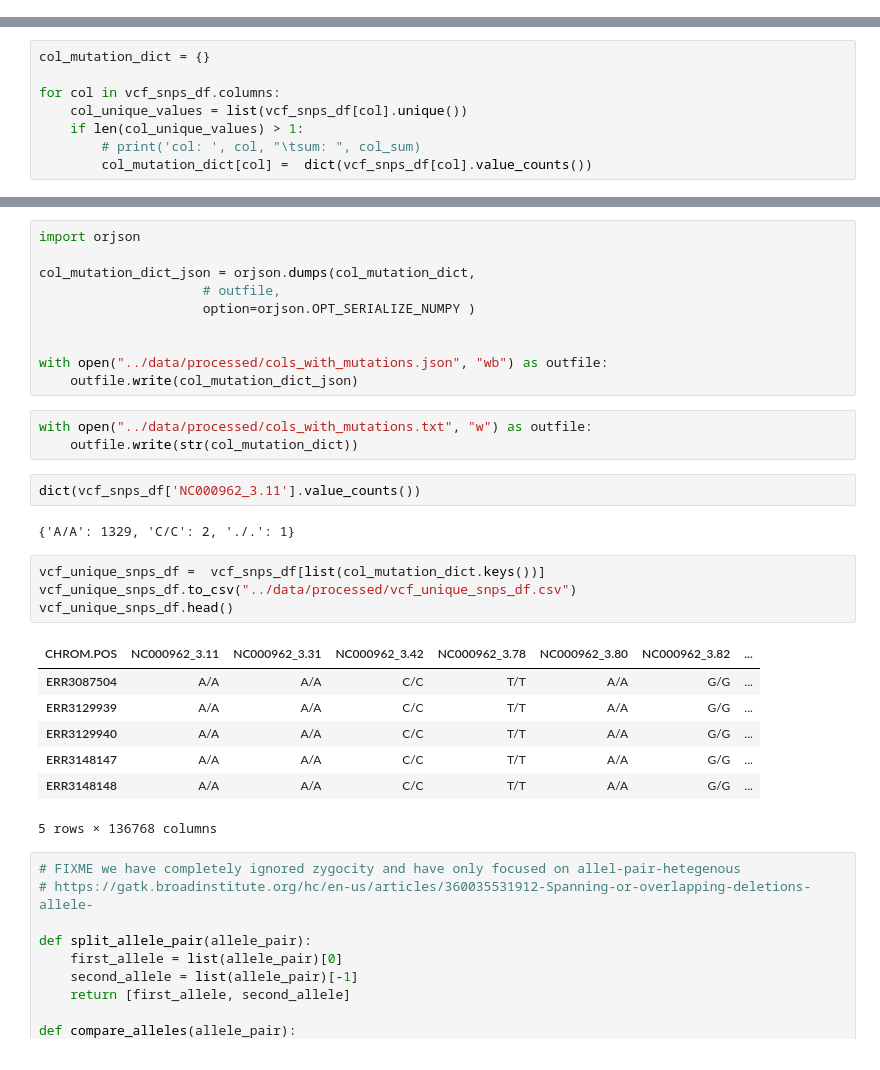
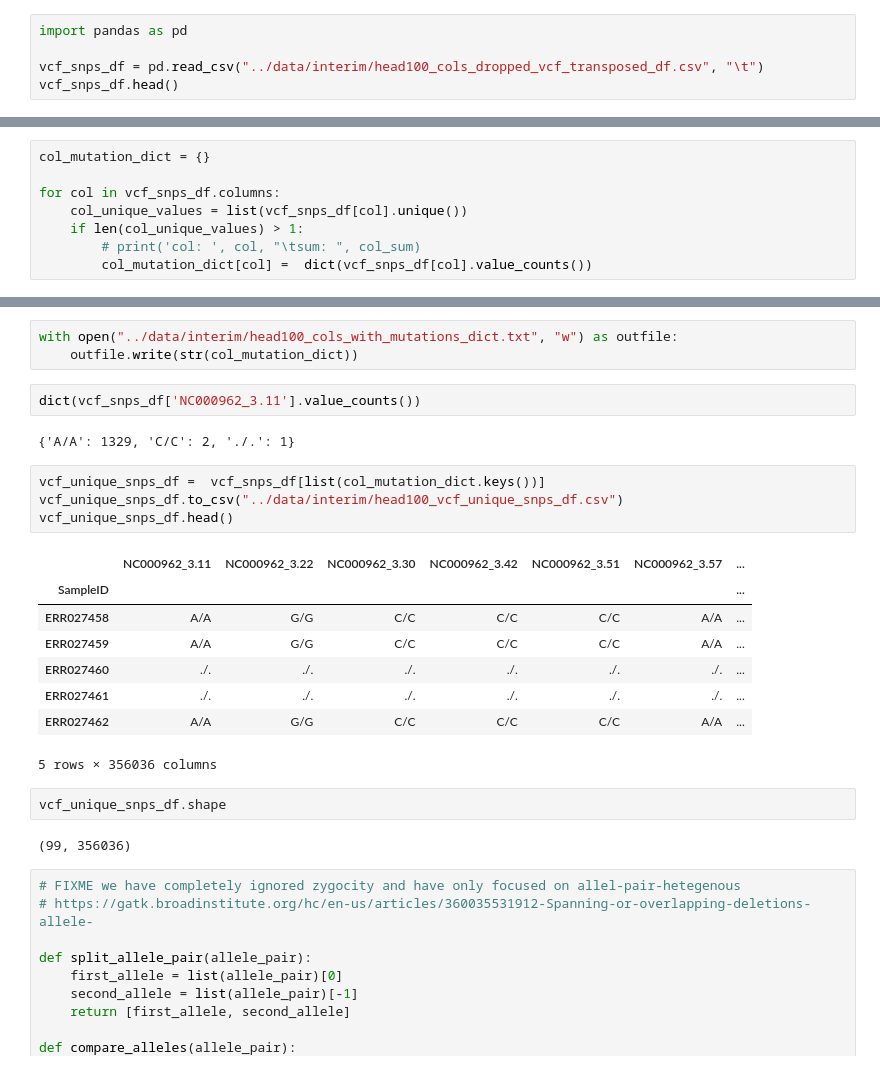
Before and after one commit to abhi18av/LJMU_Masters_Dissertation, a Jupyter notebook: src/notebooks/feature_engineering.ipynb, the cells around one changed output, grey strips where cells are left out. Drawn from its saved outputs; the diff is of its cells as text.

Commit message:
repeat the process for the head100 prototype

```diff
--- a/src/notebooks/feature_engineering.ipynb
+++ b/src/notebooks/feature_engineering.ipynb
@@ -272,3 +279,8 @@ vcf_snps_df.head()
 | ERR3148147 | A/A | A/A | C/C | T/T | A/A | G/G | ... |
 | ERR3148148 | A/A | A/A | C/C | T/T | A/A | G/G | ... |
 5 rows × 136768 columns
+# %%
+import pandas as pd
+
+vcf_snps_df = pd.read_csv("../data/interim/head100_cols_dropped_vcf_transposed_df.csv", "\t")
+vcf_snps_df.head()
@@ -335,15 +343,5 @@ list(col_mutation_dict.keys())
-# %%
-import orjson
-
-col_mutation_dict_json = orjson.dumps(col_mutation_dict,
-                     # outfile,
-                     option=orjson.OPT_SERIALIZE_NUMPY )
-
-
-with open("../data/processed/cols_with_mutations.json", "wb") as outfile:
-    outfile.write(col_mutation_dict_json)
 # %%
-with open("../data/processed/cols_with_mutations.txt", "w") as outfile:
+with open("../data/interim/head100_cols_with_mutations_dict.txt", "w") as outfile:
     outfile.write(str(col_mutation_dict))
 # %%
 dict(vcf_snps_df['NC000962_3.11'].value_counts())
@@ -351,16 +349,21 @@ dict(vcf_snps_df['NC000962_3.11'].value_counts())
 {'A/A': 1329, 'C/C': 2, './.': 1}
 # %%
 vcf_unique_snps_df =  vcf_snps_df[list(col_mutation_dict.keys())]
-vcf_unique_snps_df.to_csv("../data/processed/vcf_unique_snps_df.csv")
+vcf_unique_snps_df.to_csv("../data/interim/head100_vcf_unique_snps_df.csv")
 vcf_unique_snps_df.head()
 # %% [output]
-| CHROM.POS | NC000962_3.11 | NC000962_3.31 | NC000962_3.42 | NC000962_3.78 | NC000962_3.80 | NC000962_3.82 | ... |
-| ERR3087504 | A/A | A/A | C/C | T/T | A/A | G/G | ... |
-| ERR3129939 | A/A | A/A | C/C | T/T | A/A | G/G | ... |
-| ERR3129940 | A/A | A/A | C/C | T/T | A/A | G/G | ... |
-| ERR3148147 | A/A | A/A | C/C | T/T | A/A | G/G | ... |
-| ERR3148148 | A/A | A/A | C/C | T/T | A/A | G/G | ... |
+|  | NC000962_3.11 | NC000962_3.22 | NC000962_3.30 | NC000962_3.42 | NC000962_3.51 | NC000962_3.57 | ... |
+| SampleID |  |  |  |  |  |  | ... |
+| ERR027458 | A/A | G/G | C/C | C/C | C/C | A/A | ... |
+| ERR027459 | A/A | G/G | C/C | C/C | C/C | A/A | ... |
+| ERR027460 | ./. | ./. | ./. | ./. | ./. | ./. | ... |
+| ERR027461 | ./. | ./. | ./. | ./. | ./. | ./. | ... |
+| ERR027462 | A/A | G/G | C/C | C/C | C/C | A/A | ... |
-5 rows × 136768 columns
+5 rows × 356036 columns
+# %%
+vcf_unique_snps_df.shape
+# %% [output]
+(99, 356036)
 # %%
 # FIXME we have completely ignored zygocity and have only focused on allel-pair-hetegenous
 # https://gatk.broadinstitute.org/hc/en-us/articles/360035531912-Spanning-or-overlapping-deletions-allele-
```
Also changed, not shown: parts of 18 cells of this notebook, 1 other file.
